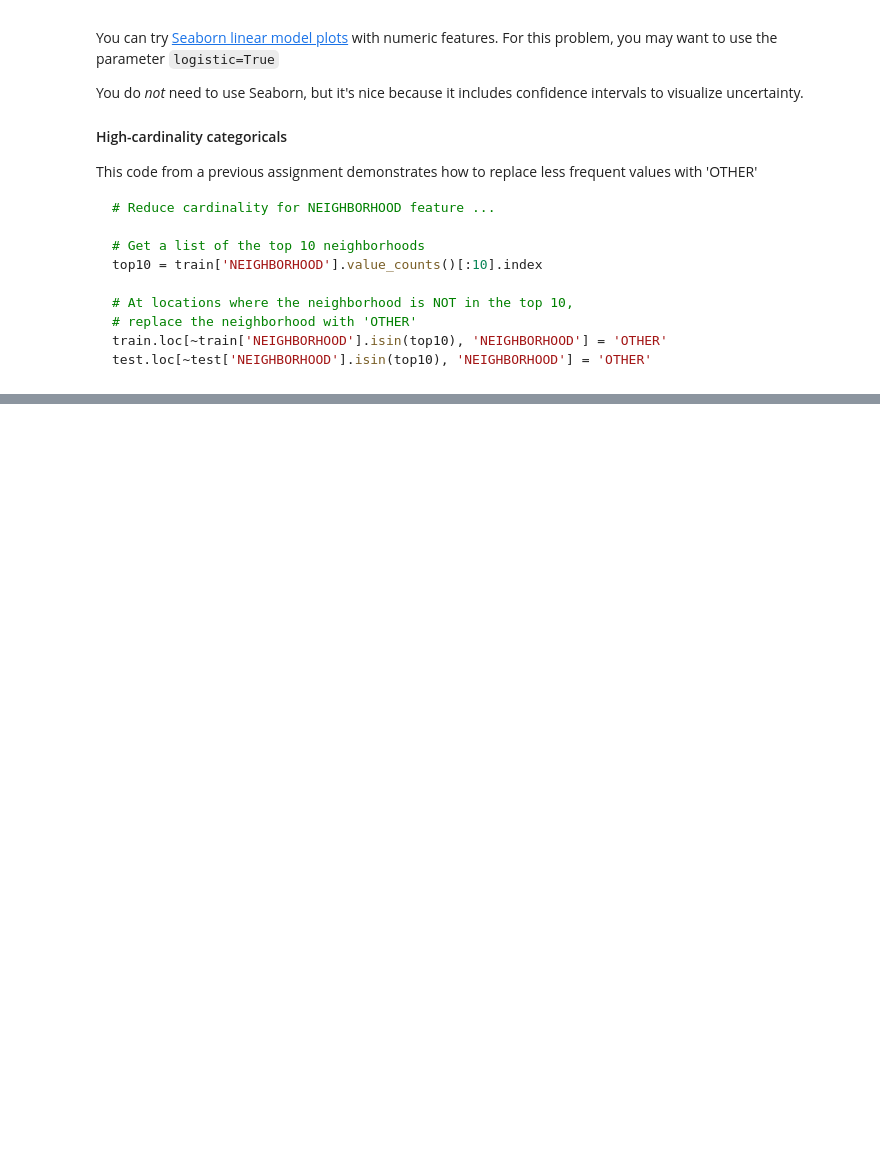
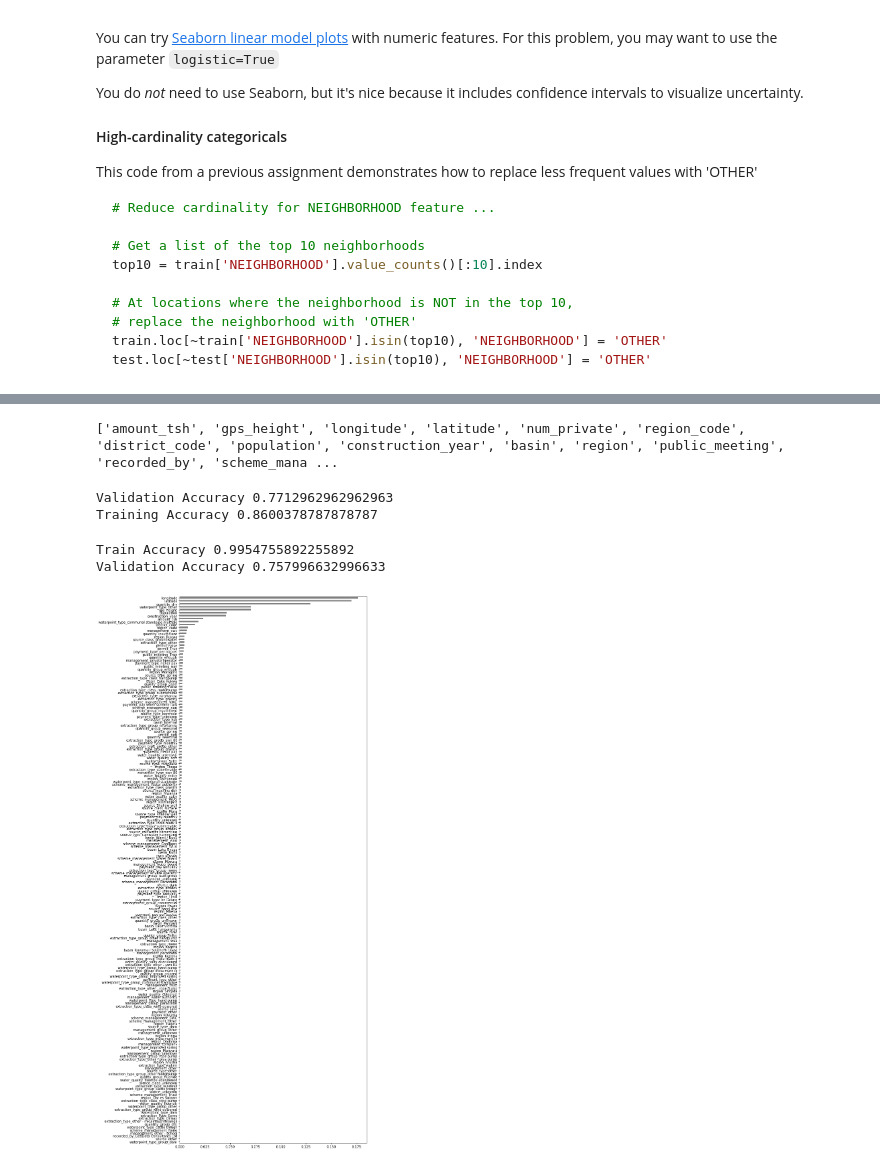
Before and after one commit to bloominstituteoftechnology/DS-Unit-2-Kaggle-Challenge, a Jupyter notebook: module1/assignment_kaggle_challenge_1.ipynb, the cells around one changed output, grey strips where cells are left out. Saved outputs shown, nothing was run; the diff lists cells and outputs as text; code cells hidden in the pictures; blank space fills up the shorter version.

```diff
--- a/module1/assignment_kaggle_challenge_1.ipynb
+++ b/module1/assignment_kaggle_challenge_1.ipynb
@@ -102,0 +120,23 @@ train.shape, test.shape
+# %%
+# Select Features
+
+#The status group column is the target
+target = 'status_group'
+
+# Get a dataframe with all train columns except the target and id
+train_features = train.drop(columns = [target, 'id'])
+
+# Get a list of the numeric features
+numeric_features = train_features.select_dtypes(include='number').columns.tolist()
+
+# Get a series with the cardinality of the nonnumeric features
+cardinality = train_features.select_dtypes(exclude='number').nunique()
+
+# Get a list of all categorical features with cardinality <= 50
+categorical_features = cardinality[cardinality <= 50].index.tolist()
+
+# Combine the lists
+features = numeric_features + categorical_features
+print(features)
+# %% [output]
+['amount_tsh', 'gps_height', 'longitude', 'latitude', 'num_private', 'region_code', 'district_code', 'population', 'construction_year', 'basin', 'region', 'public_meeting', 'recorded_by', 'scheme_mana ...
@@ -102,0 +153,50 @@ train.shape, test.shape
+# %%
+import category_encoders as ce
+from sklearn.impute import SimpleImputer
+from sklearn.pipeline import make_pipeline
+from sklearn.preprocessing import StandardScaler
+
+pipeline = make_pipeline(
+    ce.OneHotEncoder(use_cat_names=True),
+    SimpleImputer(),
+    DecisionTreeClassifier(max_depth=17, random_state=42)
+)
+
+# fit on train
+pipeline.fit(X_train, y_train)
+
+# Score on val
+print('Validation Accuracy', pipeline.score(X_val, y_val))
+
+# Score on train
+print('Training Accuracy', pipeline.score(X_train, y_train))
+# %% [output]
+Validation Accuracy 0.7712962962962963
+Training Accuracy 0.8600378787878787
+# %%
+from sklearn.tree import DecisionTreeClassifier
+
+pipeline = make_pipeline(
+    ce.OneHotEncoder(use_cat_names=True),
+    SimpleImputer(),
+    DecisionTreeClassifier(random_state=42)
+)
+
+pipeline.fit(X_train, y_train)
+print('Train Accuracy', pipeline.score(X_train, y_train))
+print('Validation Accuracy', pipeline.score(X_val, y_val))
+# %% [output]
+Train Accuracy 0.9954755892255892
+Validation Accuracy 0.757996632996633
+# %%
+model = pipeline.named_steps['decisiontreeclassifier']
+# %%
+import matplotlib.pyplot as plt
+
+encoder = pipeline.named_steps['onehotencoder']
+encoded_columns = encoder.transform(X_val).columns
+importances = pd.Series(model.feature_importances_, encoded_columns)
+plt.figure(figsize=(10,30))
+importances.sort_values().plot.barh(color='grey');
+# %% [output]
+[figure, added]
```
Also changed, not shown: parts of 9 cells of this notebook, 2 other files.
